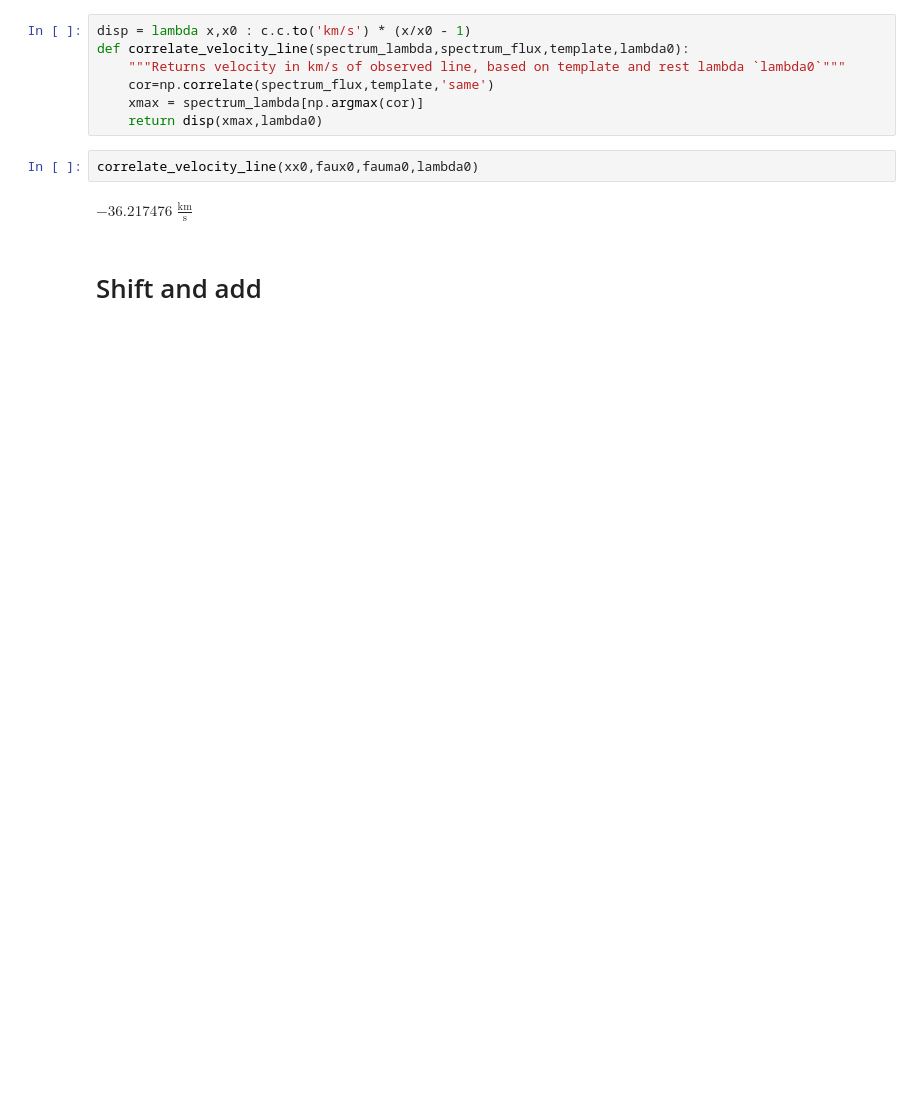
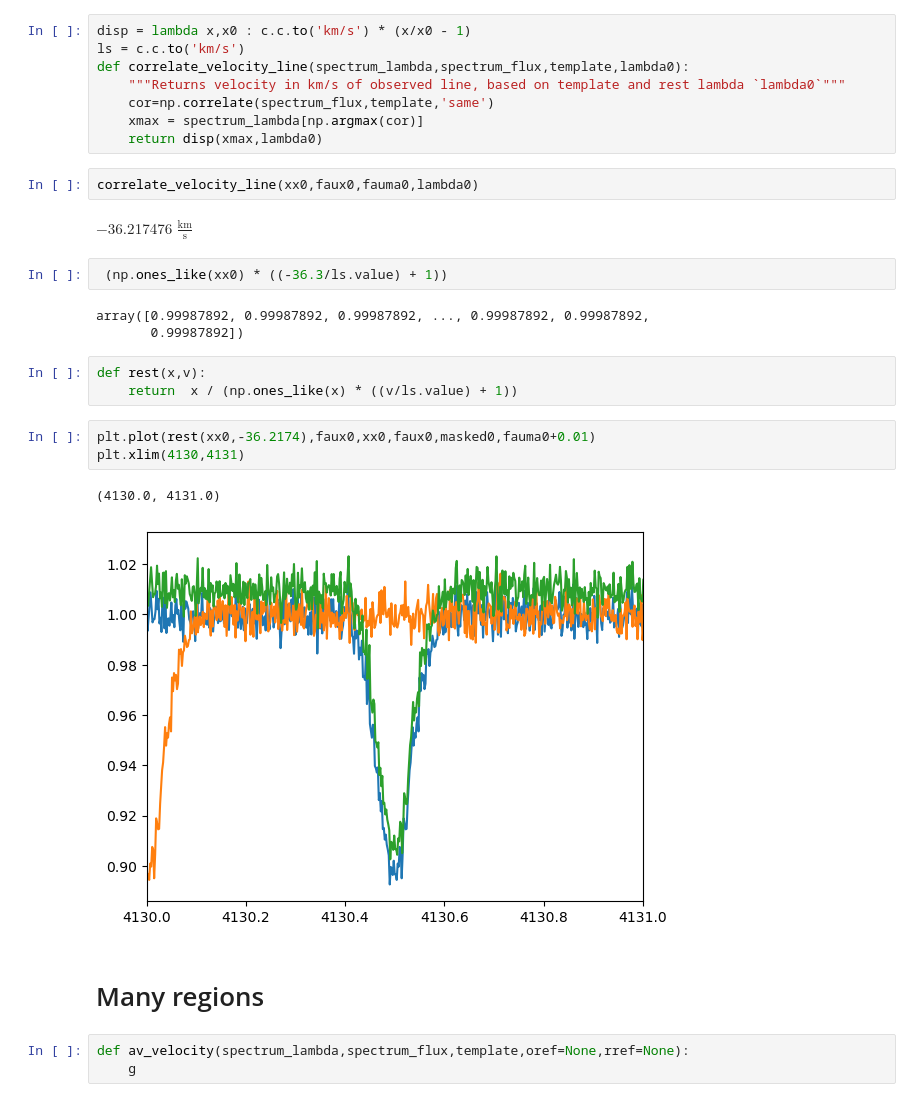
Before and after one commit to ebjordi/spectools, a Jupyter notebook: spectools/Cross-corr.ipynb, the cells around one changed output. Saved outputs shown, nothing was run; the diff lists cells and outputs as text; blank space fills up the shorter version.

Commit message:
correct lambda

```diff
--- a/spectools/Cross-corr.ipynb
+++ b/spectools/Cross-corr.ipynb
@@ -45,6 +45,7 @@ lambda0 = 4130.5
 disp(xmax,lambda0)
 # %%
 disp = lambda x,x0 : c.c.to('km/s') * (x/x0 - 1)
+ls = c.c.to('km/s')
 def correlate_velocity_line(spectrum_lambda,spectrum_flux,template,lambda0):
     """Returns velocity in km/s of observed line, based on template and rest lambda `lambda0`"""
     cor=np.correlate(spectrum_flux,template,'same')
@@ -54,5 +55,22 @@ def correlate_velocity_line(spectrum_lambda,spectrum_flux,template,lambda0):
 correlate_velocity_line(xx0,faux0,fauma0,lambda0)
 # %% [output]
 $-36.217476 \; \mathrm{\frac{km}{s}}$
+# %%
+ (np.ones_like(xx0) * ((-36.3/ls.value) + 1))
+# %% [output]
+array([0.99987892, 0.99987892, 0.99987892, ..., 0.99987892, 0.99987892,
+       0.99987892])
+# %%
+def rest(x,v):
+    return  x / (np.ones_like(x) * ((v/ls.value) + 1))
+# %%
+plt.plot(rest(xx0,-36.2174),faux0,xx0,faux0,masked0,fauma0+0.01)
+plt.xlim(4130,4131)
+# %% [output]
+(4130.0, 4131.0)
+[figure, added]
 # %% [markdown]
-# Shift and add
+# Many regions
+# %%
+def av_velocity(spectrum_lambda,spectrum_flux,template,oref=None,rref=None):
+    g
```
